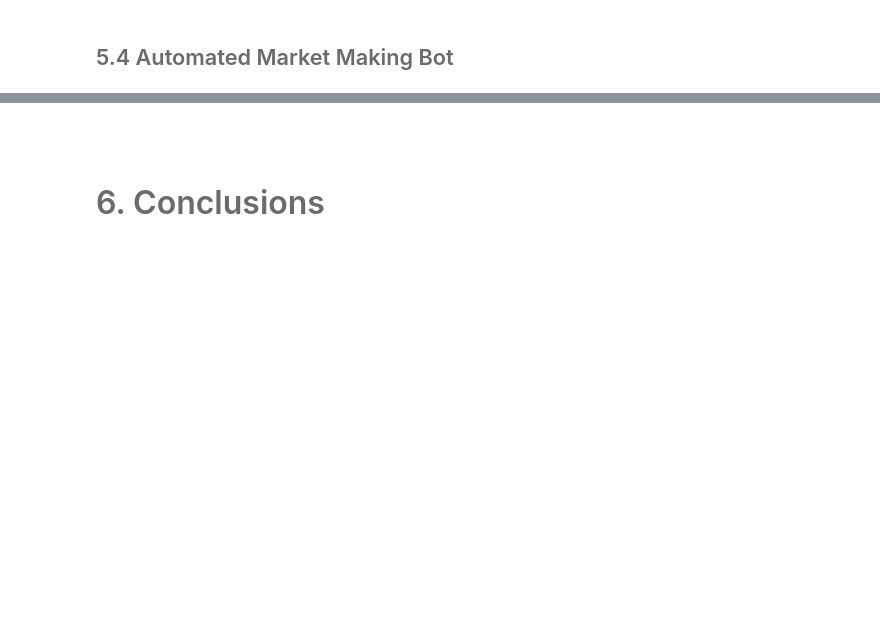
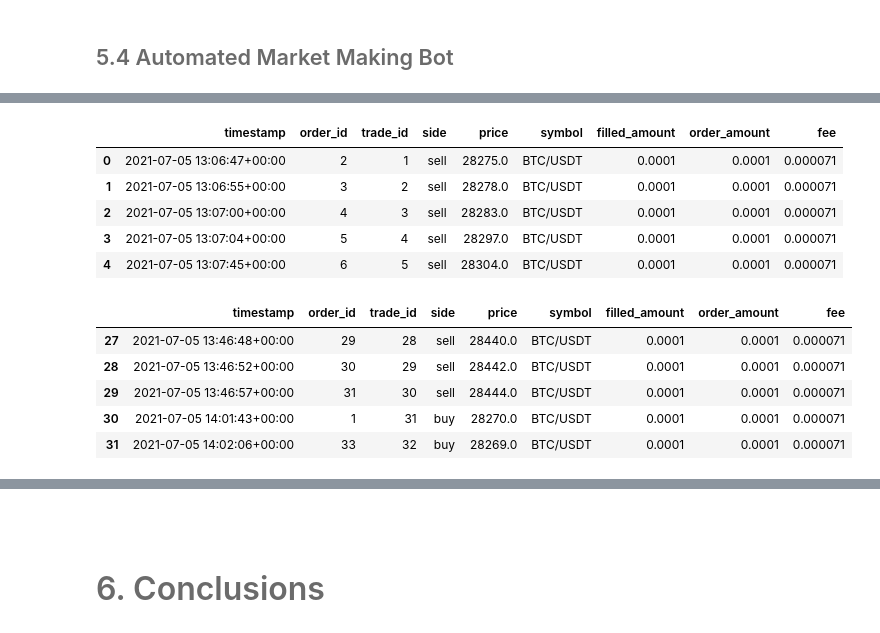
Before and after one commit to waldensanchez/Market-Making-Bot-Sample, a Jupyter notebook: myst-team2-project.ipynb, the cells around one changed output, grey strips where cells are left out. Saved outputs shown, nothing was run; the diff lists cells and outputs as text; code cells hidden in the pictures; blank space fills up the shorter version.

```diff
--- a/myst-team2-project.ipynb
+++ b/myst-team2-project.ipynb
@@ -317,5 +317,18 @@ df_orders
 # %%
 # Trades Performed
-df_trades
+display(df_trades.head(), df_trades.tail())
+# %% [output]
+|  | timestamp | order_id | trade_id | side | price | symbol | filled_amount | order_amount | fee |
+| 0 | 2021-07-05 13:06:47+00:00 | 2 | 1 | sell | 28275.0 | BTC/USDT | 0.0001 | 0.0001 | 0.000071 |
+| 1 | 2021-07-05 13:06:55+00:00 | 3 | 2 | sell | 28278.0 | BTC/USDT | 0.0001 | 0.0001 | 0.000071 |
+| 2 | 2021-07-05 13:07:00+00:00 | 4 | 3 | sell | 28283.0 | BTC/USDT | 0.0001 | 0.0001 | 0.000071 |
+| 3 | 2021-07-05 13:07:04+00:00 | 5 | 4 | sell | 28297.0 | BTC/USDT | 0.0001 | 0.0001 | 0.000071 |
+| 4 | 2021-07-05 13:07:45+00:00 | 6 | 5 | sell | 28304.0 | BTC/USDT | 0.0001 | 0.0001 | 0.000071 |
+|  | timestamp | order_id | trade_id | side | price | symbol | filled_amount | order_amount | fee |
+| 27 | 2021-07-05 13:46:48+00:00 | 29 | 28 | sell | 28440.0 | BTC/USDT | 0.0001 | 0.0001 | 0.000071 |
+| 28 | 2021-07-05 13:46:52+00:00 | 30 | 29 | sell | 28442.0 | BTC/USDT | 0.0001 | 0.0001 | 0.000071 |
+| 29 | 2021-07-05 13:46:57+00:00 | 31 | 30 | sell | 28444.0 | BTC/USDT | 0.0001 | 0.0001 | 0.000071 |
+| 30 | 2021-07-05 14:01:43+00:00 | 1 | 31 | buy | 28270.0 | BTC/USDT | 0.0001 | 0.0001 | 0.000071 |
+| 31 | 2021-07-05 14:02:06+00:00 | 33 | 32 | buy | 28269.0 | BTC/USDT | 0.0001 | 0.0001 | 0.000071 |
 # %%
 # Liquidity Pool
```
Also changed, not shown: parts of 19 cells of this notebook, 5 other files.
